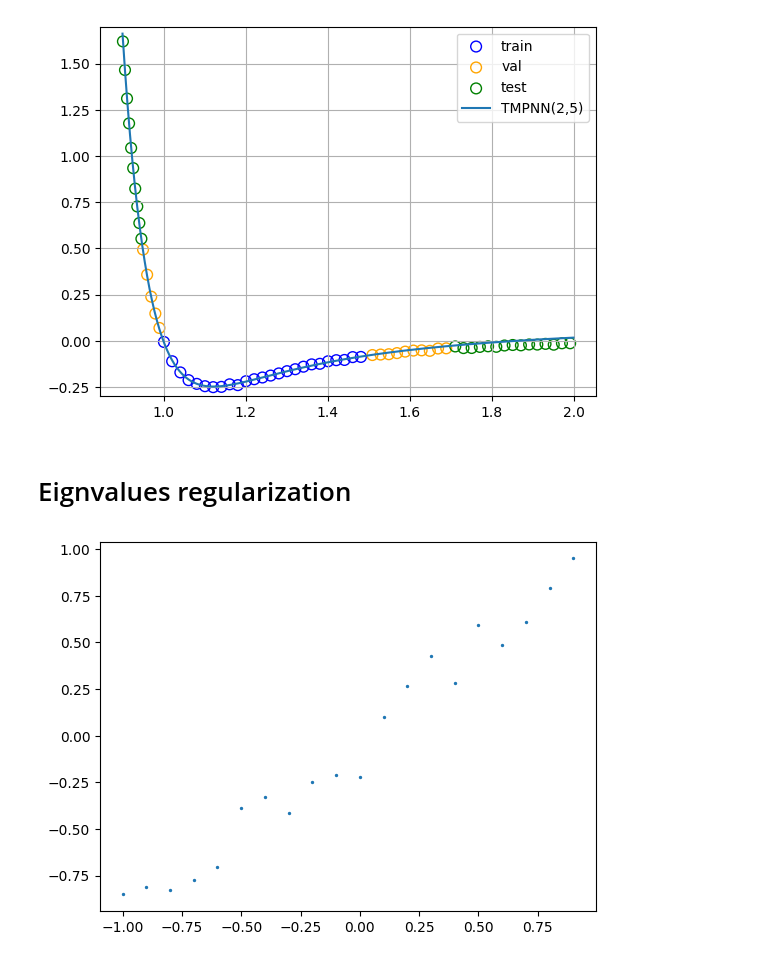
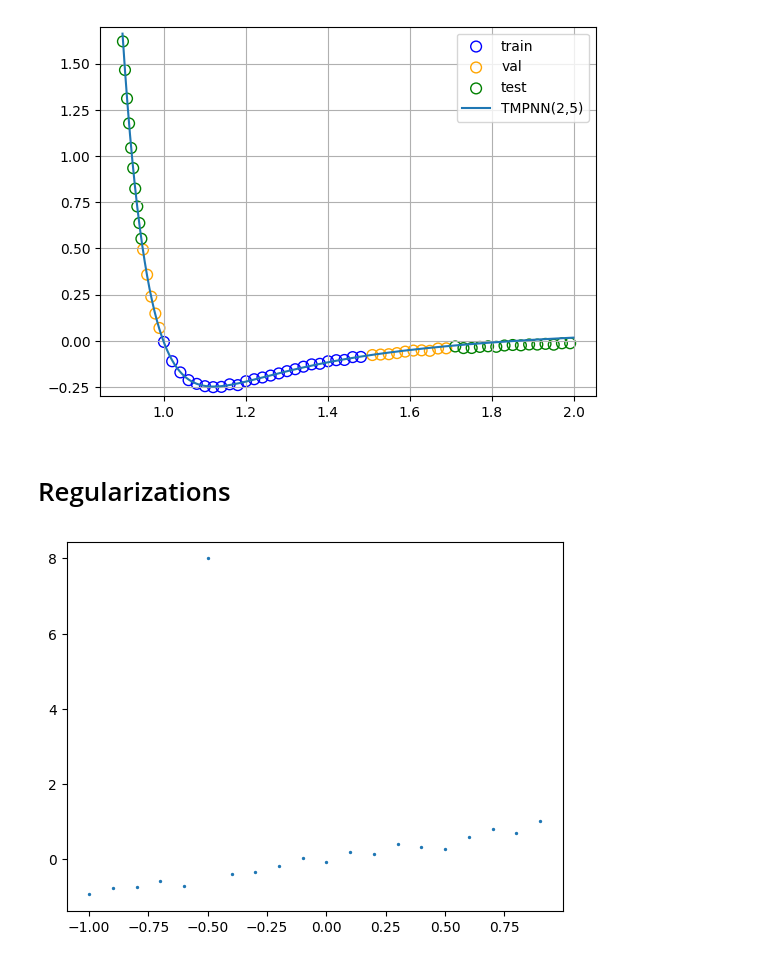
Before and after one commit to andiva/tmpnn, a Jupyter notebook: demo/Synthetic.ipynb, the cells around one changed output. Cells and saved outputs as stored; diff of their text form; code cells hidden in the pictures.

Commit message:
regularizations

```diff
--- a/demo/LinearRegression.ipynb
+++ b/demo/Synthetic.ipynb
@@ -297,13 +255,14 @@ R2 (val)   0.9965231038725185
 11/11 [==============================] - 0s 442us/step
 R2 (test)  0.9965304577579592
 [figure]
-# %% [markdown]
-# Eignvalues regularization
+# %% [markdown]
+# Regularizations
 # %%
 x = np.arange(-1,1,0.1).reshape(-1,1)
 y = x + np.random.normal(0,0.1,x.shape)
+y[5]=8
 plt.scatter(x,y,s=2)
 plt.show()
 # %% [output]
-[figure, old version]
+[figure, new version]
 # %%
```
Also changed, not shown: parts of 10 cells of this notebook, 8 other files.
